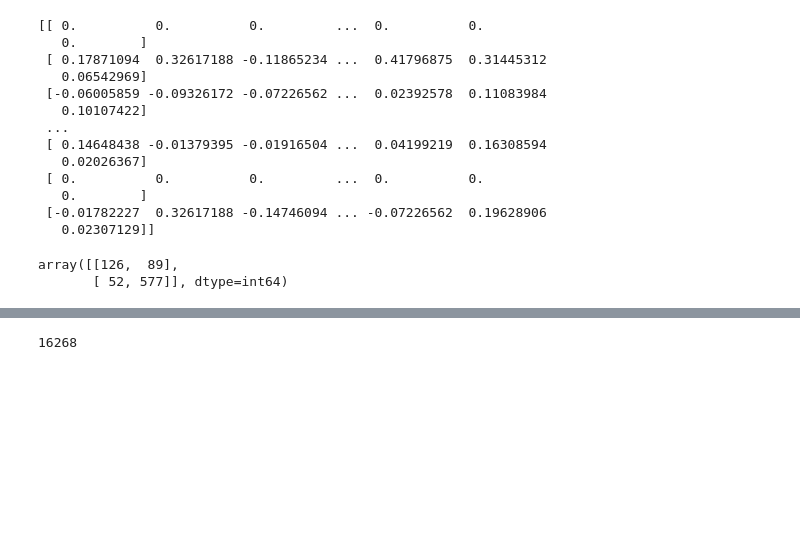
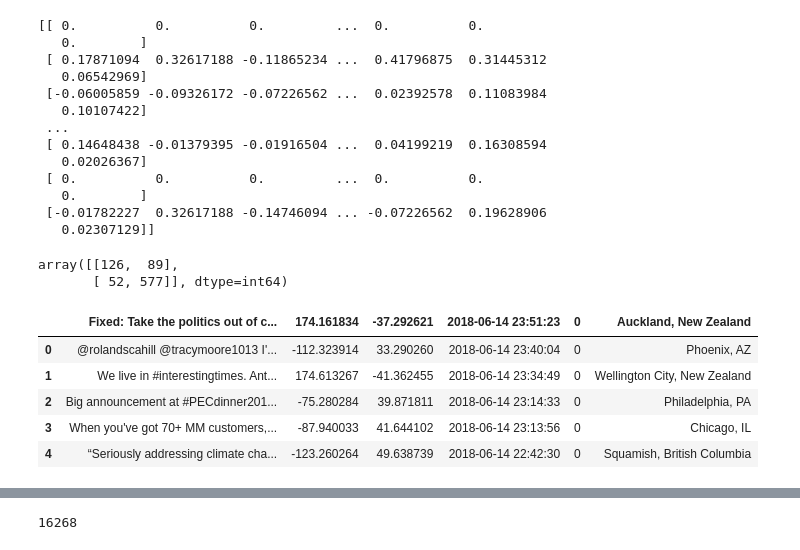
Before and after one commit to nealde/wyns, a Jupyter notebook: examples/w2v_lstm_model-Copy1.ipynb, the cells around one changed output, grey strips where cells are left out. Drawn from its saved outputs; the diff is of its cells as text; code cells hidden in the pictures; blank space fills up the shorter version.

```diff
--- a/examples/w2v_lstm_model-Copy1.ipynb
+++ b/examples/w2v_lstm_model-Copy1.ipynb
@@ -403,5 +403,13 @@ def clean_tweet(tweet):
 # %%
 df = pd.read_csv("../wyns/data/tweets.txt", delimiter="~~n~~", engine="python")
+df.head()
+# %% [output]
+|  | Fixed: Take the politics out of c... | 174.161834 | -37.292621 | 2018-06-14 23:51:23 | 0 | Auckland, New Zealand |
+| 0 | @rolandscahill @tracymoore1013 I'... | -112.323914 | 33.290260 | 2018-06-14 23:40:04 | 0 | Phoenix, AZ |
+| 1 | We live in #interestingtimes. Ant... | 174.613267 | -41.362455 | 2018-06-14 23:34:49 | 0 | Wellington City, New Zealand |
+| 2 | Big announcement at #PECdinner201... | -75.280284 | 39.871811 | 2018-06-14 23:14:33 | 0 | Philadelphia, PA |
+| 3 | When you've got 70+ MM customers,... | -87.940033 | 41.644102 | 2018-06-14 23:13:56 | 0 | Chicago, IL |
+| 4 | “Seriously addressing climate cha... | -123.260264 | 49.638739 | 2018-06-14 22:42:30 | 0 | Squamish, British Columbia |
 # %%
 data = []
 for index, row in df.iterrows():
```
Also changed, not shown: parts of 4 cells of this notebook, 3 other files.
